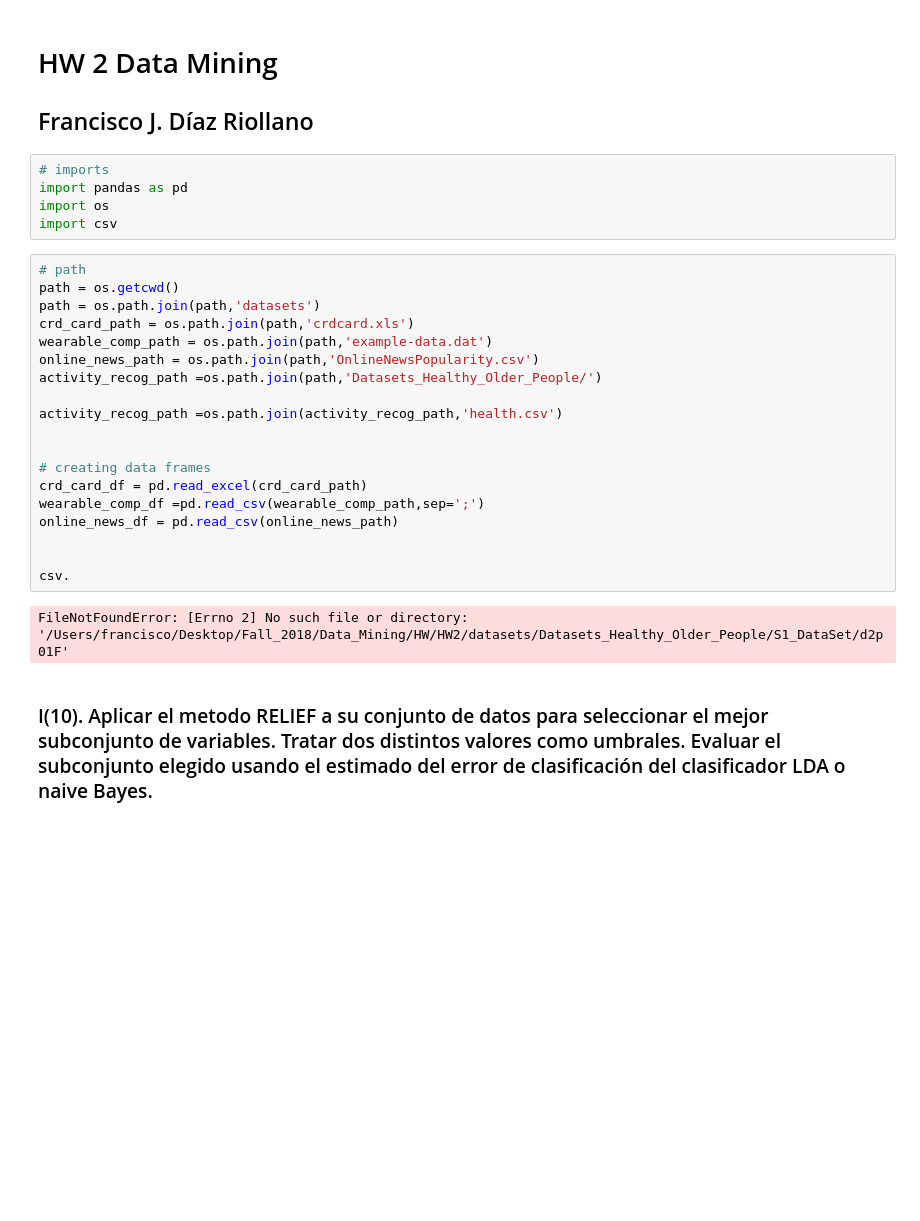
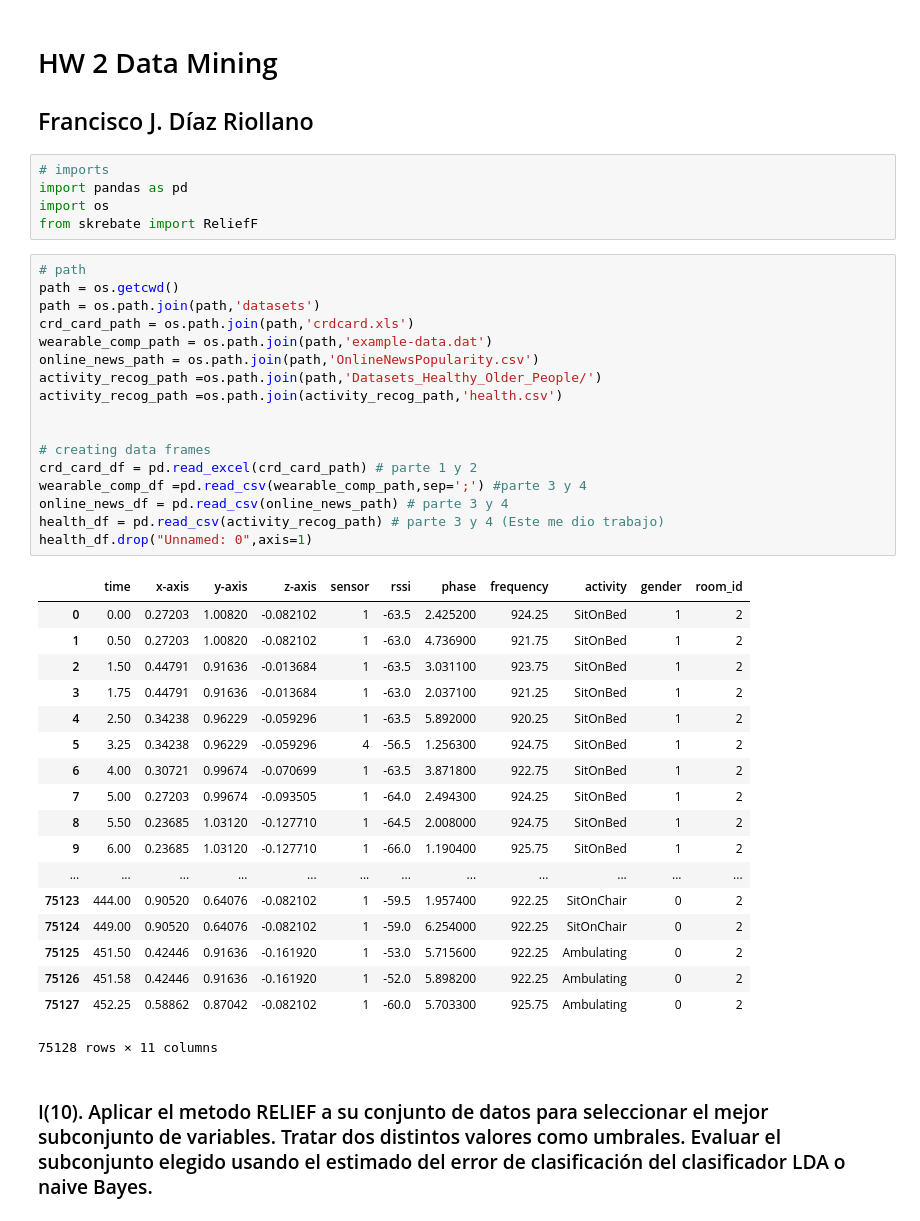
Before and after one commit to fdrio/Data_Mining, a Jupyter notebook: HW/HW2/HW2.ipynb, the cells around one changed output. Saved outputs shown, nothing was run; the diff lists cells and outputs as text; blank space fills up the shorter version.

```diff
--- a/HW/HW2/HW2.ipynb
+++ b/HW/HW2/HW2.ipynb
@@ -7,27 +7,42 @@
 # imports
 import pandas as pd
 import os
-import csv
+from skrebate import ReliefF
 # %%
 # path
 path = os.getcwd()
 path = os.path.join(path,'datasets')
 crd_card_path = os.path.join(path,'crdcard.xls')
 wearable_comp_path = os.path.join(path,'example-data.dat')
 online_news_path = os.path.join(path,'OnlineNewsPopularity.csv')
 activity_recog_path =os.path.join(path,'Datasets_Healthy_Older_People/')
-
 activity_recog_path =os.path.join(activity_recog_path,'health.csv')
 
 
 # creating data frames
-crd_card_df = pd.read_excel(crd_card_path)
-wearable_comp_df =pd.read_csv(wearable_comp_path,sep=';')
-online_news_df = pd.read_csv(online_news_path)
-
-
-csv.
+crd_card_df = pd.read_excel(crd_card_path) # parte 1 y 2
+wearable_comp_df =pd.read_csv(wearable_comp_path,sep=';') #parte 3 y 4
+online_news_df = pd.read_csv(online_news_path) # parte 3 y 4
+health_df = pd.read_csv(activity_recog_path) # parte 3 y 4 (Este me dio trabajo)
+health_df.drop("Unnamed: 0",axis=1)
 # %% [output]
+|  | time | x-axis | y-axis | z-axis | sensor | rssi | phase | frequency | activity | gender | room_id |
+| 0 | 0.00 | 0.27203 | 1.00820 | -0.082102 | 1 | -63.5 | 2.425200 | 924.25 | SitOnBed | 1 | 2 |
+| 1 | 0.50 | 0.27203 | 1.00820 | -0.082102 | 1 | -63.0 | 4.736900 | 921.75 | SitOnBed | 1 | 2 |
+| 2 | 1.50 | 0.44791 | 0.91636 | -0.013684 | 1 | -63.5 | 3.031100 | 923.75 | SitOnBed | 1 | 2 |
+| 3 | 1.75 | 0.44791 | 0.91636 | -0.013684 | 1 | -63.0 | 2.037100 | 921.25 | SitOnBed | 1 | 2 |
+| 4 | 2.50 | 0.34238 | 0.96229 | -0.059296 | 1 | -63.5 | 5.892000 | 920.25 | SitOnBed | 1 | 2 |
+| 5 | 3.25 | 0.34238 | 0.96229 | -0.059296 | 4 | -56.5 | 1.256300 | 924.75 | SitOnBed | 1 | 2 |
+| 6 | 4.00 | 0.30721 | 0.99674 | -0.070699 | 1 | -63.5 | 3.871800 | 922.75 | SitOnBed | 1 | 2 |
+| 7 | 5.00 | 0.27203 | 0.99674 | -0.093505 | 1 | -64.0 | 2.494300 | 924.25 | SitOnBed | 1 | 2 |
+| 8 | 5.50 | 0.23685 | 1.03120 | -0.127710 | 1 | -64.5 | 2.008000 | 924.75 | SitOnBed | 1 | 2 |
+| 9 | 6.00 | 0.23685 | 1.03120 | -0.127710 | 1 | -66.0 | 1.190400 | 925.75 | SitOnBed | 1 | 2 |
+| ... | ... | ... | ... | ... | ... | ... | ... | ... | ... | ... | ... |
+| 75123 | 444.00 | 0.90520 | 0.64076 | -0.082102 | 1 | -59.5 | 1.957400 | 922.25 | SitOnChair | 0 | 2 |
+| 75124 | 449.00 | 0.90520 | 0.64076 | -0.082102 | 1 | -59.0 | 6.254000 | 922.25 | SitOnChair | 0 | 2 |
+| 75125 | 451.50 | 0.42446 | 0.91636 | -0.161920 | 1 | -53.0 | 5.715600 | 922.25 | Ambulating | 0 | 2 |
+| 75126 | 451.58 | 0.42446 | 0.91636 | -0.161920 | 1 | -52.0 | 5.898200 | 922.25 | Ambulating | 0 | 2 |
+| 75127 | 452.25 | 0.58862 | 0.87042 | -0.082102 | 1 | -60.0 | 5.703300 | 925.75 | Ambulating | 0 | 2 |
-FileNotFoundError: [Errno 2] No such file or directory: '/Users/francisco/Desktop/Fall_2018/Data_Mining/HW/HW2/datasets/Datasets_Healthy_Older_People/S1_DataSet/d2p01F'
+75128 rows × 11 columns
 # %% [markdown]
 ### I(10).  Aplicar el metodo   RELIEF  a su conjunto de datos para seleccionar el mejor subconjunto de variables. Tratar dos  distintos valores como umbrales. Evaluar el subconjunto elegido usando el estimado del error de clasificación del clasificador LDA o naive Bayes.
```
Also changed, not shown: parts of 3 cells of this notebook.
